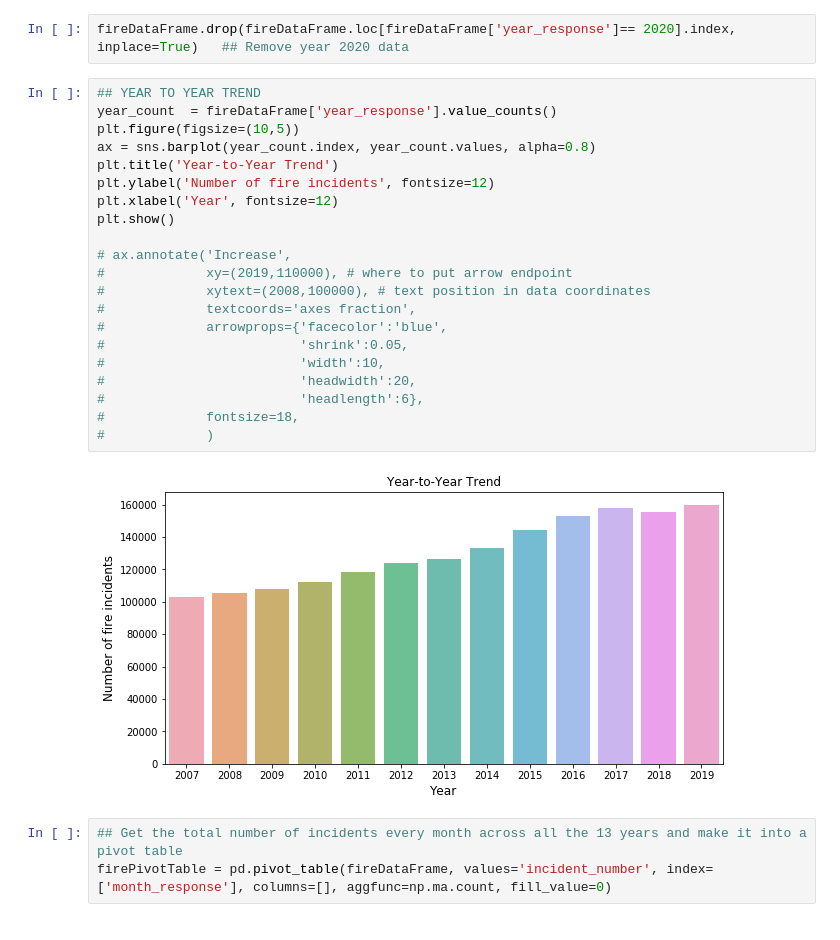
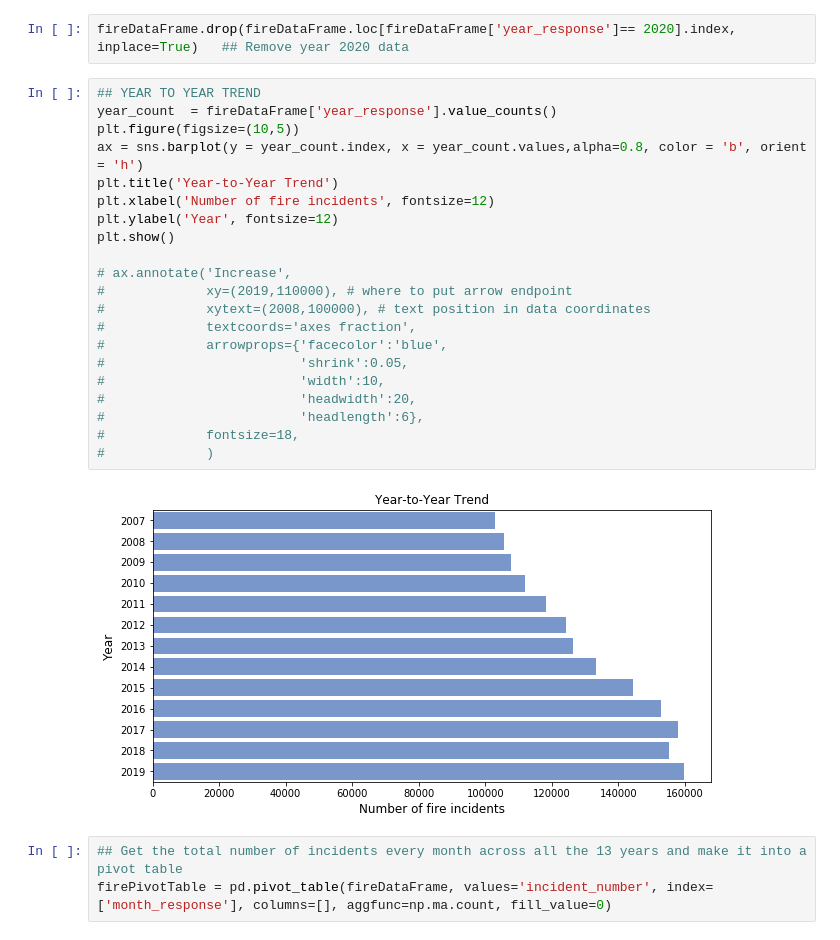
Before and after one commit to hundredball/ECE143_Project_Group24, a Jupyter notebook: ECE143.ipynb, the cells around one changed output. Drawn from its saved outputs; the diff is of its cells as text.

```diff
--- a/ECE143.ipynb
+++ b/ECE143.ipynb
@@ -18,26 +18,26 @@ fireDataFrame.drop(fireDataFrame.loc[fireDataFrame['year_response']== 2020].inde
 # %%
 ## YEAR TO YEAR TREND
 year_count  = fireDataFrame['year_response'].value_counts()
 plt.figure(figsize=(10,5))
-ax = sns.barplot(year_count.index, year_count.values, alpha=0.8)
+ax = sns.barplot(y = year_count.index, x = year_count.values,alpha=0.8, color = 'b', orient = 'h')
 plt.title('Year-to-Year Trend')
-plt.ylabel('Number of fire incidents', fontsize=12)
-plt.xlabel('Year', fontsize=12)
+plt.xlabel('Number of fire incidents', fontsize=12)
+plt.ylabel('Year', fontsize=12)
 plt.show()
 
 # ax.annotate('Increase',
 #             xy=(2019,110000), # where to put arrow endpoint
 #             xytext=(2008,100000), # text position in data coordinates
 #             textcoords='axes fraction',
 #             arrowprops={'facecolor':'blue',
 #                         'shrink':0.05,
 #                         'width':10,
 #                         'headwidth':20,
 #                         'headlength':6},
 #             fontsize=18,
 #             )
 # %% [output]
-[figure, old version]
+[figure, new version]
 # %%
 ## Get the total number of incidents every month across all the 13 years and make it into a pivot table
 firePivotTable = pd.pivot_table(fireDataFrame, values='incident_number', index=['month_response'], columns=[], aggfunc=np.ma.count, fill_value=0)
```
Also changed, not shown: parts of 4 cells of this notebook.
